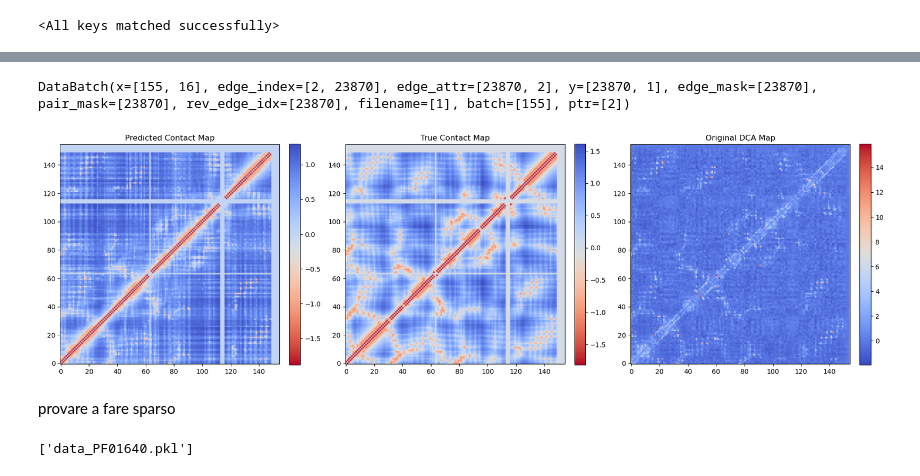
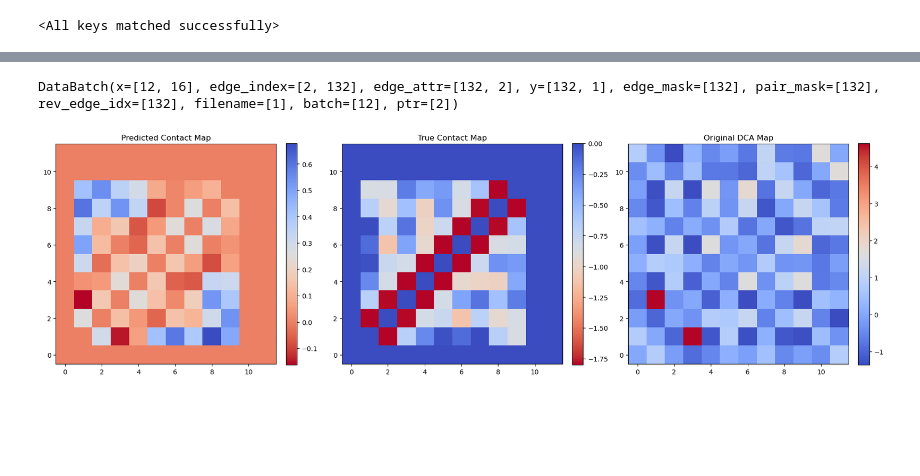
Before and after one commit to Fabiog17/Internship, a Jupyter notebook: Regressor+contact.ipynb, the cells around one changed output, grey strips where cells are left out. Drawn from its saved outputs; the diff is of its cells as text; code cells hidden in the pictures; blank space fills up the shorter version.

Commit message:
Regressor sparse update

```diff
--- a/Regressor+contact.ipynb
+++ b/Regressor+contact.ipynb
@@ -398 +381,19 @@ def compute_pos_weight(loader, device):
+# %%
+def compute_pos_weight(loader, device):
+    total_pos = 0
+    total_neg = 0
+
+    for batch in loader:
+        batch = batch.to(device)
+
+        y = batch.y.squeeze(-1)
+        mask = batch.edge_mask #& batch.pair_mask
+
+        y = y[mask]
+
+        total_pos += (y < 0).sum().item()
+        total_neg += (y >= 0).sum().item()
+
+    pos_weight = total_neg / max(total_pos, 1)
+    return torch.tensor(pos_weight, dtype=torch.float, device=device)
 # %%
@@ -416,6 +423,7 @@ optimizer = torch.optim.AdamW(model.parameters(), lr=3e-4, weight_decay=1e-5)
 scheduler = torch.optim.lr_scheduler.ReduceLROnPlateau(optimizer,mode='min',factor=0.5, patience=20,min_lr=1e-6)
 
 pos_weight = compute_pos_weight(train_loader, device)
+print("pos_weight:", pos_weight.item())
 loss_fn = torch.nn.BCEWithLogitsLoss(pos_weight=pos_weight,reduction='mean')
 
 train_losses = []
@@ -448,9 +456,9 @@ for epoch in range(10000):
 
         loss_regression=compute_loss(batch,pred_dist,true_dist,epoch)
 
-        loss=loss_contact+loss_regression
-        print(loss_contact)
-        print(loss_regression)
+        loss = loss_regression + 3 * loss_contact
+
+        #print(loss_contact.item(),loss_regression.item())
 
         n_edges = mask.sum().item()
         total_loss += loss.item() * n_edges
@@ -482,7 +490,9 @@ for epoch in range(10000):
 
             loss_regression=compute_loss(batch,pred_dist,true_dist,epoch)
 
-            loss=loss_contact+loss_regression
+
+            loss = loss_regression + 3 * loss_contact
+
             n_edges = mask.sum().item()
             total_loss_val += loss.item() * n_edges
             total_edges_val += n_edges
@@ -544,5 +553,5 @@ plt.show()
 # %%
-save_path = "best_model_regressor_1.pt"
+save_path = "best_model_regressor+contact.pt"
 state_dict = torch.load(save_path)
 model.load_state_dict(state_dict)
 # %% [output]
@@ -593,7 +604,7 @@ all_losses = []
 with torch.no_grad():
     for batch in test_loader:
         batch = batch.to(device)
-        _, pred_dist = model(batch)
+        _, pred_dist,_ = model(batch)
 
         loss_tot= loss_per_graph(batch,pred_dist)
         all_losses.extend(loss_tot)
@@ -626,12 +637,12 @@ for idx, val in sorted_losses[len(sorted_losses)-3:len(sorted_losses)]:
 # %%
-pos=1267
+pos=286
 
 i=0
 with torch.no_grad():
     for batch in test_loader:
         if i==pos:
             batch = batch.to(device)
-            _, pred_dist = model(batch)
+            _, pred_dist,_ = model(batch)
             break
         i+=1
 
@@ -640,38 +651,32 @@ print(batch)
 
 mask = batch.edge_mask #& batch.pair_mask
 
 pred_dist_map = graph_to_matrix(batch, pred_dist.squeeze(-1).cpu(), mask.cpu())
 true_dist_map = graph_to_matrix(batch, batch.y.cpu(),mask.cpu())
 original_dca_map = graph_to_matrix(batch, batch.edge_attr[:,0].cpu())
 
 
 fig, axes = plt.subplots(1, 3, figsize=(18, 6))  # 1 row, 3 columns
 
 # --- Predicted Distance Map ---
 im0 = axes[0].imshow(pred_dist_map, cmap='coolwarm_r', origin='lower')
 axes[0].set_title("Predicted Contact Map")
 plt.colorbar(im0, ax=axes[0], fraction=0.046, pad=0.04)
 
 # --- True Distance Map ---
 
 
 im1 = axes[1].imshow(true_dist_map, cmap='coolwarm_r', origin='lower')
 axes[1].set_title("True Contact Map")
 plt.colorbar(im1, ax=axes[1], fraction=0.046, pad=0.04)
 
 # --- Original DCA Map ---
 im2 = axes[2].imshow(original_dca_map, cmap='coolwarm', origin='lower')
 axes[2].set_title("Original DCA Map")
 plt.colorbar(im2, ax=axes[2], fraction=0.046, pad=0.04)
 
 plt.tight_layout()
 plt.show()
 # %% [output]
-DataBatch(x=[155, 16], edge_index=[2, 23870], edge_attr=[23870, 2], y=[23870, 1], edge_mask=[23870], pair_mask=[23870], rev_edge_idx=[23870], filename=[1], batch=[155], ptr=[2])
+DataBatch(x=[12, 16], edge_index=[2, 132], edge_attr=[132, 2], y=[132, 1], edge_mask=[132], pair_mask=[132], rev_edge_idx=[132], filename=[1], batch=[12], ptr=[2])
-[figure, old version]
+[figure, new version]
-# %% [markdown]
-provare a fare sparso
-# %%
-batch.filename
-# %% [output]
-['data_PF01640.pkl']
```
Also changed, not shown: parts of 17 cells of this notebook, 2 other files.
